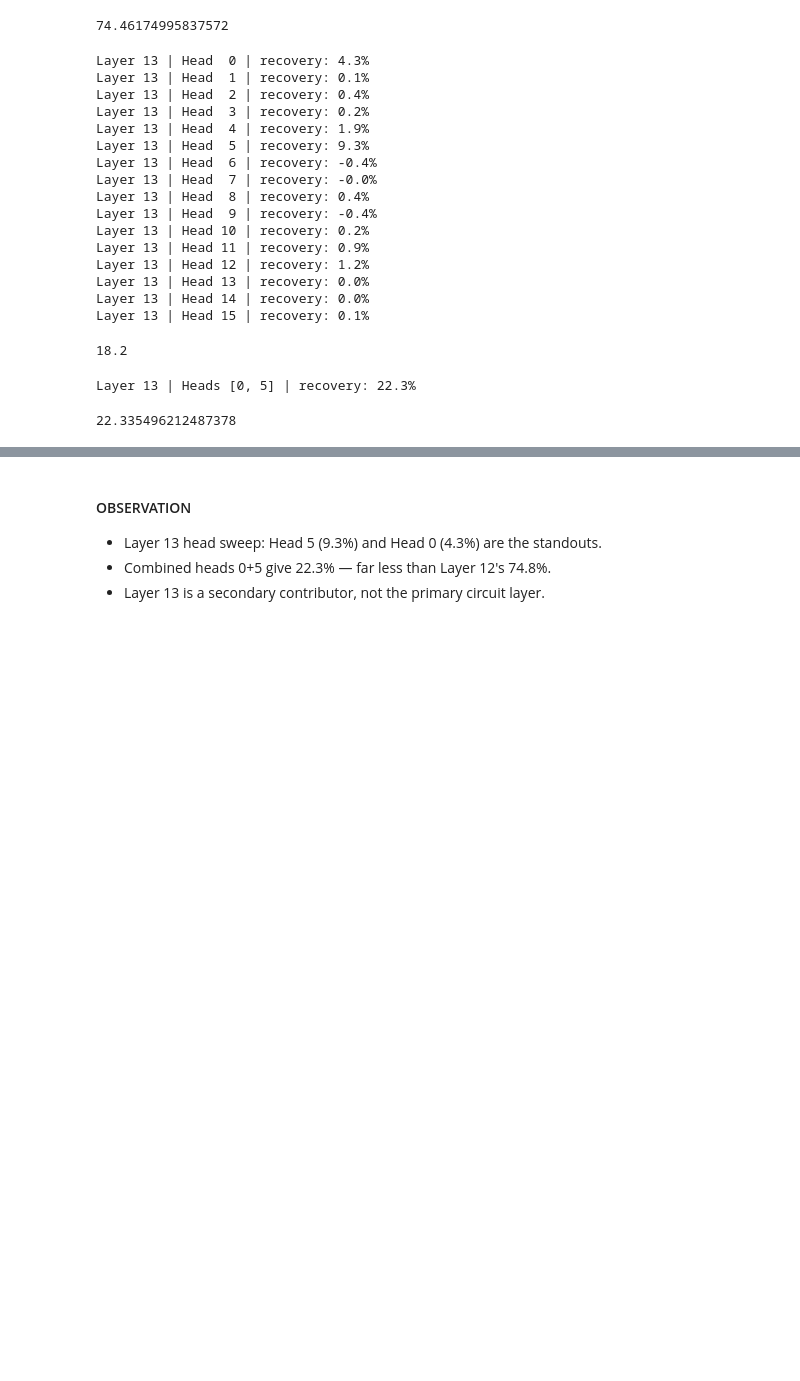
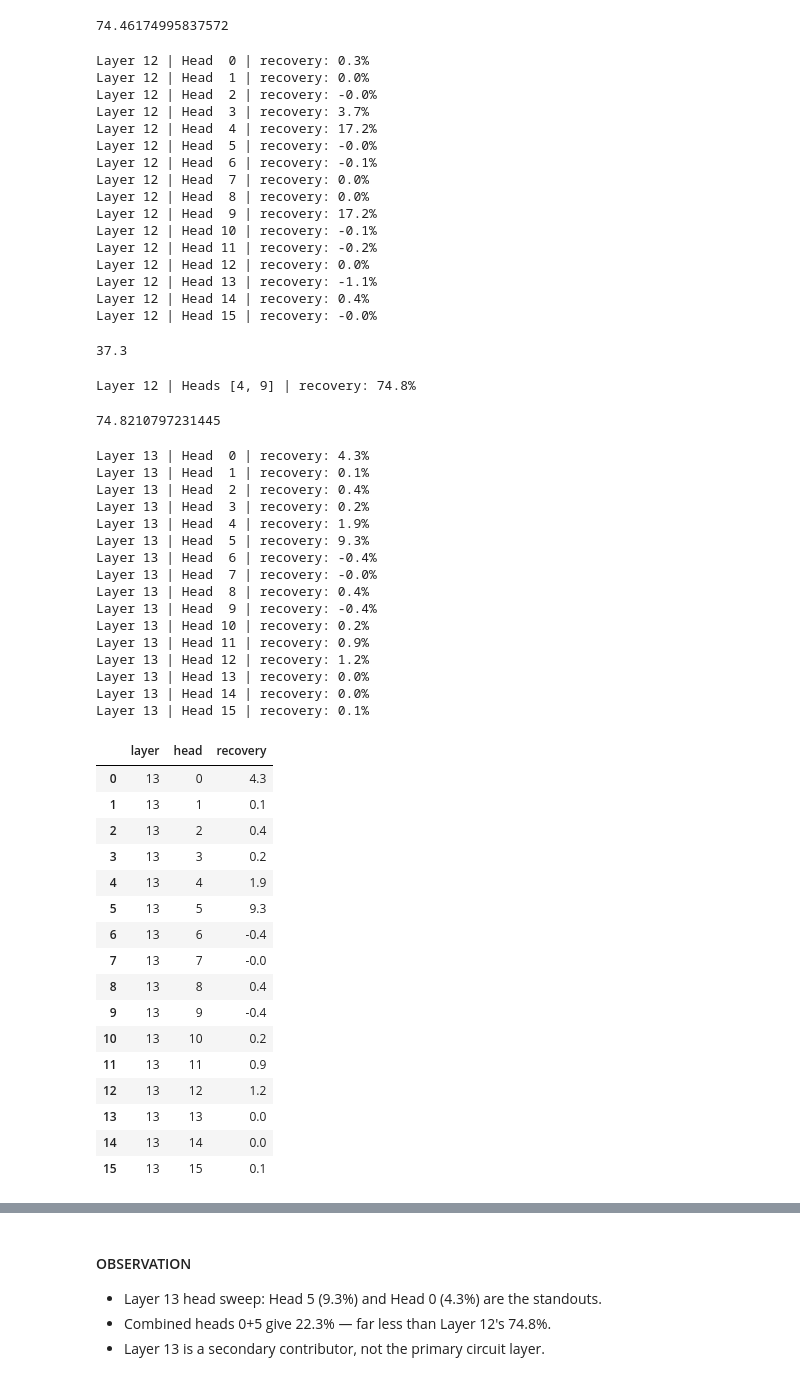
Before and after one commit to metarun/Mechanistic-Interpretability-Exploration, a Jupyter notebook: Activation_Patching_.ipynb, the cells around one changed output, grey strips where cells are left out. Cells and saved outputs as stored; diff of their text form; code cells hidden in the pictures; blank space fills up the shorter version.

```diff
--- a/Activation_Patching_.ipynb
+++ b/Activation_Patching_.ipynb
@@ -1148,28 +1417,64 @@ Layer 12 | Heads [4, 9] | recovery: 74.8%
 Layer 12 | Heads [3, 4, 9] | recovery: 74.5%
 74.46174995837572
 # %%
-df_heads = patch_by_head(model, clean_cache, corrupted_prompt, stats, layer=13)
+df_heads = patch_by_head(model, clean_cache, corrupted_prompt, stats, layer=12)
 df_heads.recovery.sum()
 # %% [output]
-Layer 13 | Head  0 | recovery: 4.3%
-Layer 13 | Head  1 | recovery: 0.1%
-Layer 13 | Head  2 | recovery: 0.4%
-Layer 13 | Head  3 | recovery: 0.2%
-Layer 13 | Head  4 | recovery: 1.9%
-Layer 13 | Head  5 | recovery: 9.3%
-Layer 13 | Head  6 | recovery: -0.4%
-Layer 13 | Head  7 | recovery: -0.0%
-Layer 13 | Head  8 | recovery: 0.4%
-Layer 13 | Head  9 | recovery: -0.4%
-Layer 13 | Head 10 | recovery: 0.2%
-Layer 13 | Head 11 | recovery: 0.9%
-Layer 13 | Head 12 | recovery: 1.2%
-Layer 13 | Head 13 | recovery: 0.0%
-Layer 13 | Head 14 | recovery: 0.0%
-Layer 13 | Head 15 | recovery: 0.1%
+Layer 12 | Head  0 | recovery: 0.3%
+Layer 12 | Head  1 | recovery: 0.0%
+Layer 12 | Head  2 | recovery: -0.0%
+Layer 12 | Head  3 | recovery: 3.7%
+Layer 12 | Head  4 | recovery: 17.2%
+Layer 12 | Head  5 | recovery: -0.0%
+Layer 12 | Head  6 | recovery: -0.1%
+Layer 12 | Head  7 | recovery: 0.0%
+Layer 12 | Head  8 | recovery: 0.0%
+Layer 12 | Head  9 | recovery: 17.2%
+Layer 12 | Head 10 | recovery: -0.1%
+Layer 12 | Head 11 | recovery: -0.2%
+Layer 12 | Head 12 | recovery: 0.0%
+Layer 12 | Head 13 | recovery: -1.1%
+Layer 12 | Head 14 | recovery: 0.4%
+Layer 12 | Head 15 | recovery: -0.0%
-18.2
+37.3
 # %%
-patch_heads_together(model, clean_cache, corrupted_prompt, stats, layer=13, heads=[0, 5])
+patch_heads_together(model, clean_cache, corrupted_prompt, stats, layer=12, heads=[4, 9])
 # %% [output]
-Layer 13 | Heads [0, 5] | recovery: 22.3%
+Layer 12 | Heads [4, 9] | recovery: 74.8%
-22.335496212487378
+74.8210797231445
+# %%
+patch_by_head(model, clean_cache, corrupted_prompt, stats, layer=13)
+# %% [output]
+Layer 13 | Head  0 | recovery: 4.3%
+Layer 13 | Head  1 | recovery: 0.1%
+Layer 13 | Head  2 | recovery: 0.4%
+Layer 13 | Head  3 | recovery: 0.2%
+Layer 13 | Head  4 | recovery: 1.9%
+Layer 13 | Head  5 | recovery: 9.3%
+Layer 13 | Head  6 | recovery: -0.4%
+Layer 13 | Head  7 | recovery: -0.0%
+Layer 13 | Head  8 | recovery: 0.4%
+Layer 13 | Head  9 | recovery: -0.4%
+Layer 13 | Head 10 | recovery: 0.2%
+Layer 13 | Head 11 | recovery: 0.9%
+Layer 13 | Head 12 | recovery: 1.2%
+Layer 13 | Head 13 | recovery: 0.0%
+Layer 13 | Head 14 | recovery: 0.0%
+Layer 13 | Head 15 | recovery: 0.1%
+|  | layer | head | recovery |
+| 0 | 13 | 0 | 4.3 |
+| 1 | 13 | 1 | 0.1 |
+| 2 | 13 | 2 | 0.4 |
+| 3 | 13 | 3 | 0.2 |
+| 4 | 13 | 4 | 1.9 |
+| 5 | 13 | 5 | 9.3 |
+| 6 | 13 | 6 | -0.4 |
+| 7 | 13 | 7 | -0.0 |
+| 8 | 13 | 8 | 0.4 |
+| 9 | 13 | 9 | -0.4 |
+| 10 | 13 | 10 | 0.2 |
+| 11 | 13 | 11 | 0.9 |
+| 12 | 13 | 12 | 1.2 |
+| 13 | 13 | 13 | 0.0 |
+| 14 | 13 | 14 | 0.0 |
+| 15 | 13 | 15 | 0.1 |
```
Also changed, not shown: parts of 28 cells of this notebook.
